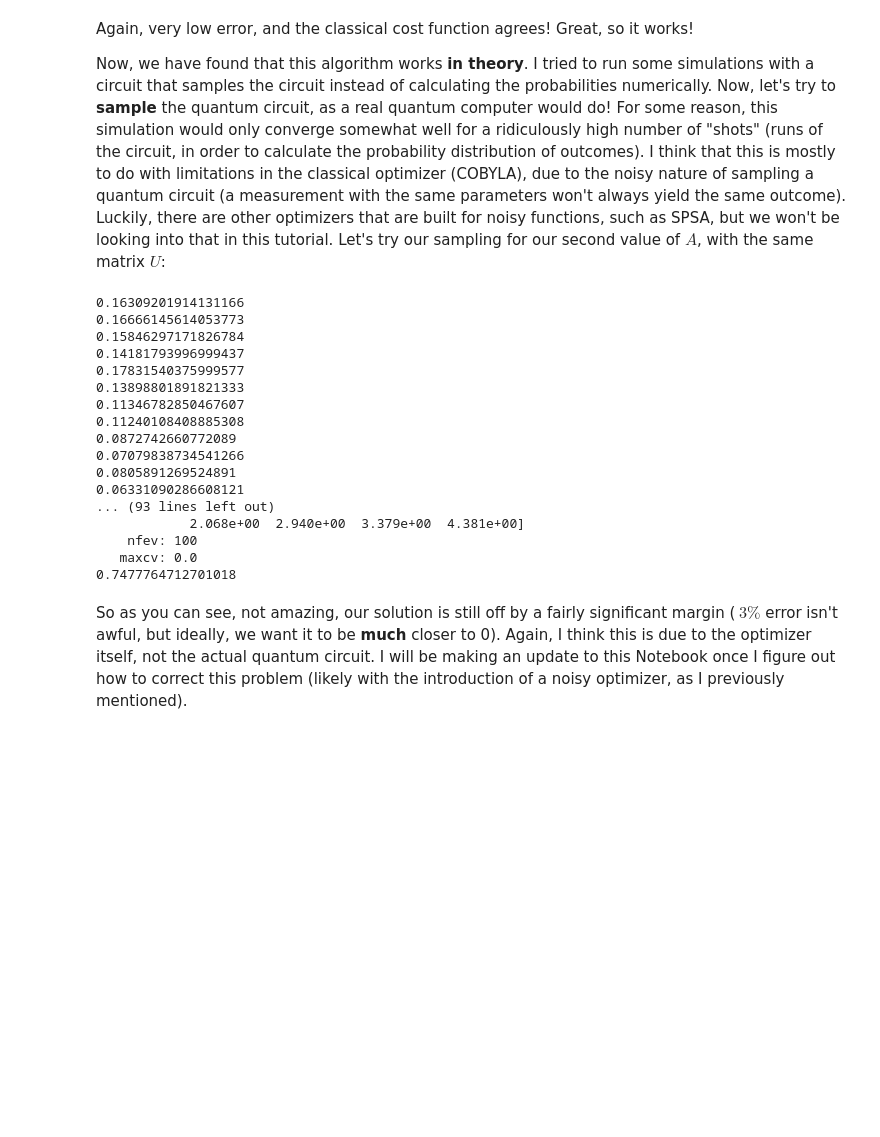
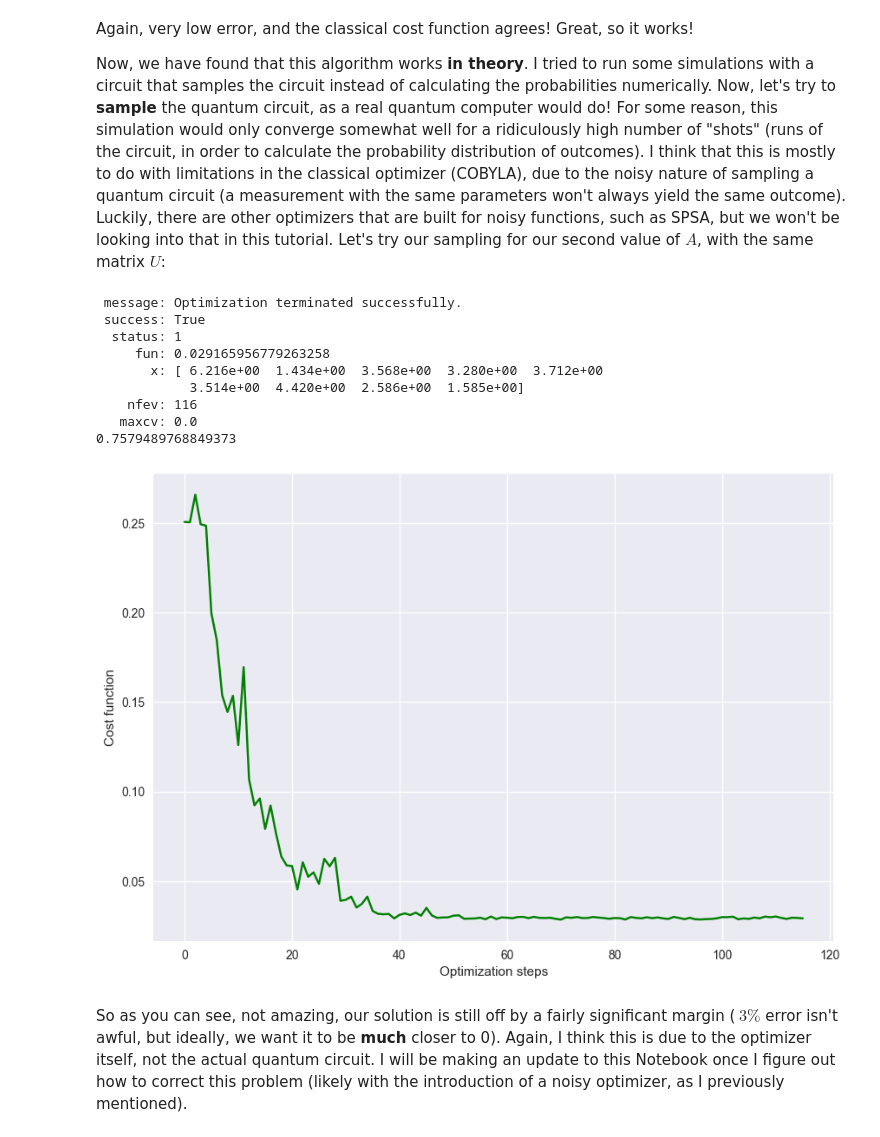
Before and after one commit to cezaris13/CourseWork, a Jupyter notebook: vqls.ipynb, the cells around one changed output. Saved outputs shown, nothing was run; the diff lists cells and outputs as text; code cells hidden in the pictures; blank space fills up the shorter version.

```diff
--- a/vqls.ipynb
+++ b/vqls.ipynb
@@ -574,7 +568,6 @@ Again, very low error, and the classical cost function agrees! Great, so it work
 Now, we have found that this algorithm works **in theory**. I tried to run some simulations with a circuit that samples the circuit instead of calculating the probabilities numerically. Now, let's try to **sample** the quantum circuit, as a real quantum computer would do! For some reason, this simulation would only converge somewhat well for a ridiculously high number of "shots" (runs of the circuit, in order to calculate the probability distribution of outcomes). I think that this is mostly to do with limitations in the classical optimizer (COBYLA), due to the noisy nature of sampling a quantum circuit (a measurement with the same parameters won't always yield the same outcome). Luckily, there are other optimizers that are built for noisy functions, such as SPSA, but we won't be looking into that in this tutorial. Let's try our sampling for our second value of $A$, with the same matrix $U$:
 # %%
 #Implements the entire cost function on the quantum circuit (sampling, 100000 shots) on the quantum circuit
-
 def calculateCostFunction(parameters: list, args: list) -> float:
     overallSum1 = 0
     overallSum2 = 0
@@ -636,42 +629,37 @@ def calculateCostFunction(parameters: list, args: list) -> float:
             overallSum2+=multiply*mult
 
     totalCost = 1-float(overallSum2/overallSum1)
-    print(totalCost)
+    costHistory.append(totalCost)
 
     return totalCost
 # %%
+costHistory = []
 coefficientSet = [0.55, 0.225, 0.225]
 gateSet = [[0, 0, 0], [0, 1, 0], [0, 0, 1]]
 
 out_f = minimization(calculateCostFunction, gateSet = gateSet, coefficientSet = coefficientSet, totalNeededQubits = totalNeededQubits)
 circ = QuantumCircuit(qubits, qubits)
 o = ansatzTest(circ, out_f)
 
 a1 = coefficientSet[2]*np.kron(zGate(),np.kron(identityGate(),identityGate()))
 a0 = coefficientSet[1]*np.kron(identityGate(),np.kron(zGate(),identityGate()))
 a2 = coefficientSet[0]*np.kron(identityGate(),np.kron(identityGate(),identityGate()))
 A = np.add(np.add(a2, a0), a1)
 
 b = setB(qubits)
 
 getApproximationValue(A, b, o)
+plotCost(costHistory)
 # %% [output]
-0.16309201914131166
-0.16666145614053773
-0.15846297171826784
-0.14181793996999437
-0.17831540375999577
-0.13898801891821333
-0.11346782850467607
-0.11240108408885308
-0.0872742660772089
-0.07079838734541266
-0.0805891269524891
-0.06331090286608121
-... (93 lines left out)
-            2.068e+00  2.940e+00  3.379e+00  4.381e+00]
-    nfev: 100
+ message: Optimization terminated successfully.
+ success: True
+  status: 1
+     fun: 0.029165956779263258
+       x: [ 6.216e+00  1.434e+00  3.568e+00  3.280e+00  3.712e+00
+            3.514e+00  4.420e+00  2.586e+00  1.585e+00]
+    nfev: 116
    maxcv: 0.0
-0.7477764712701018
+0.7579489768849373
+[figure, added]
 # %% [markdown]
 So as you can see, not amazing, our solution is still off by a fairly significant margin ($~3\%$ error isn't awful, but ideally, we want it to be **much** closer to 0). Again, I think this is due to the optimizer itself, not the actual quantum circuit. I will be making an update to this Notebook once I figure out how to correct this problem (likely with the introduction of a noisy optimizer, as I previously mentioned).
```
Also changed, not shown: parts of 9 cells of this notebook.
